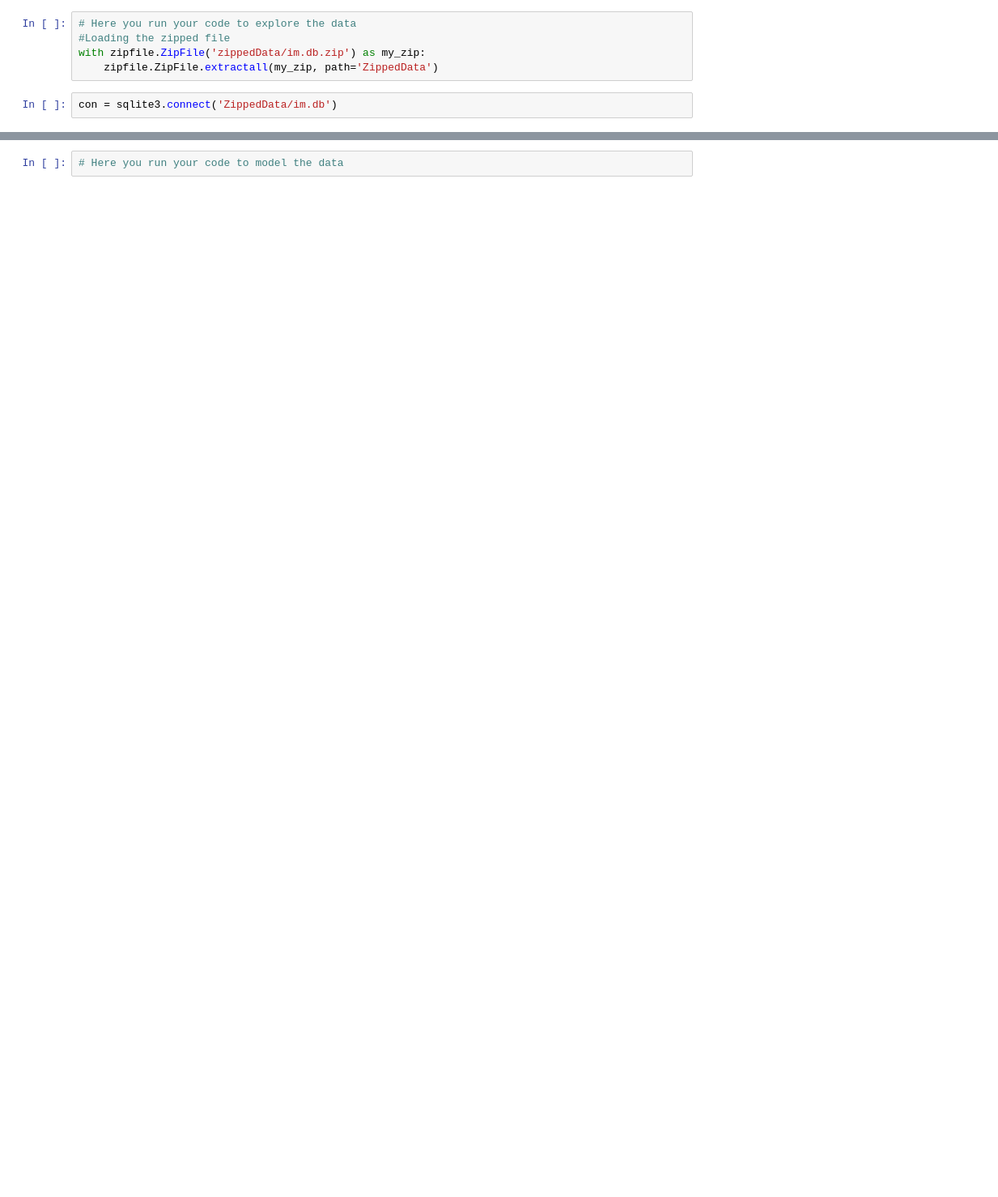
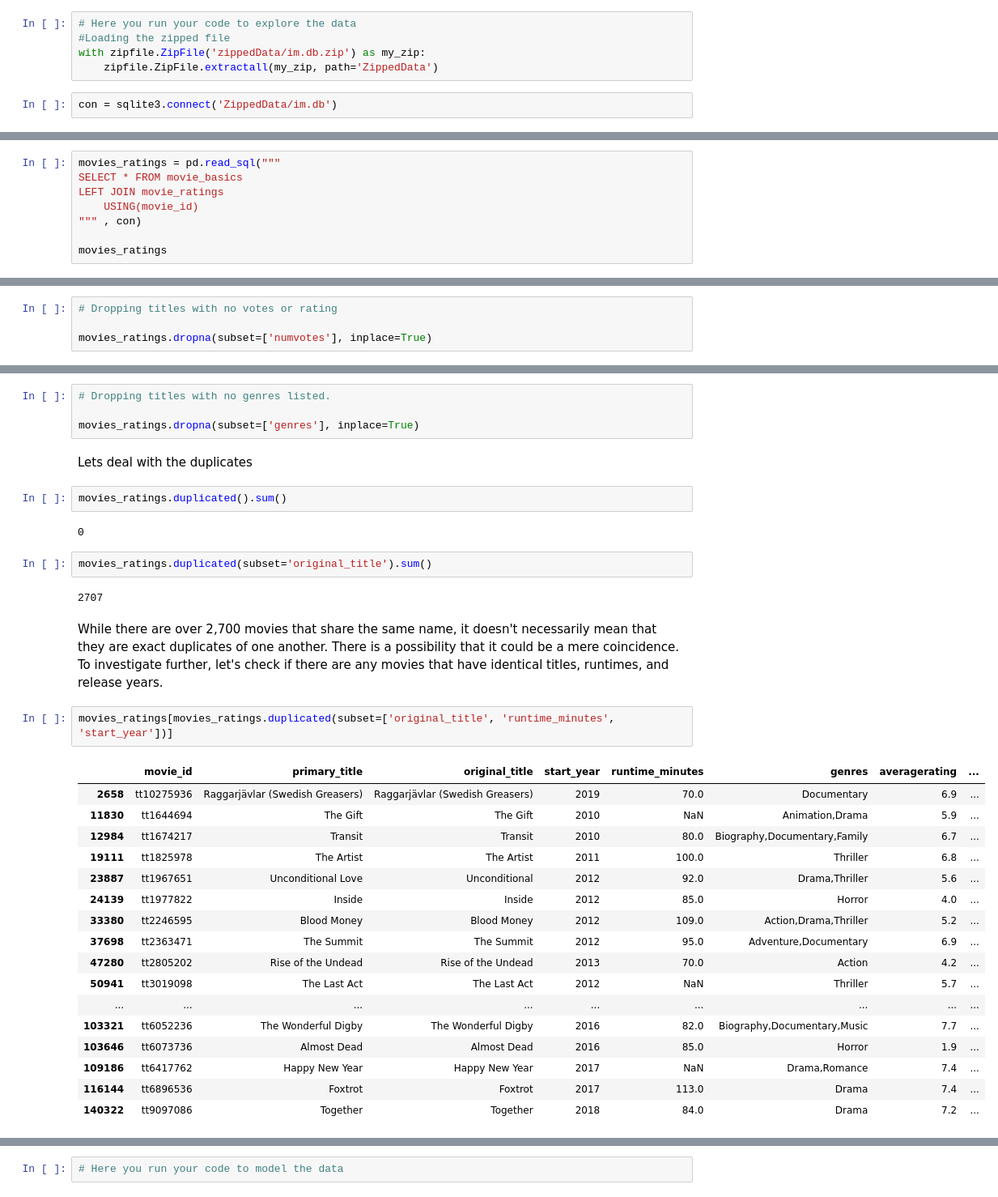
Before and after one commit to learn-co-curriculum/dsc-project-template, a Jupyter notebook: dsc-phase1-project-template.ipynb, the cells around one changed output, grey strips where cells are left out. Shown at 81% size. Cells and saved outputs as stored; diff of their text form; blank space fills up the shorter version.

```diff
--- a/dsc-phase1-project-template.ipynb
+++ b/dsc-phase1-project-template.ipynb
@@ -133,0 +68,8 @@ Name: original_title, Length: 24835, dtype: int64
+# %%
+movies_ratings = pd.read_sql("""
+SELECT * FROM movie_basics
+LEFT JOIN movie_ratings
+    USING(movie_id)
+""" , con)
+
+movies_ratings
@@ -133,0 +124,4 @@ Name: original_title, Length: 24835, dtype: int64
+# %%
+# Dropping titles with no votes or rating
+
+movies_ratings.dropna(subset=['numvotes'], inplace=True)
@@ -133,0 +136,36 @@ Name: original_title, Length: 24835, dtype: int64
+# %%
+# Dropping titles with no genres listed.
+
+movies_ratings.dropna(subset=['genres'], inplace=True)
+# %% [markdown]
+Lets deal with the duplicates
+# %%
+movies_ratings.duplicated().sum()
+# %% [output]
+0
+# %%
+movies_ratings.duplicated(subset='original_title').sum()
+# %% [output]
+2707
+# %% [markdown]
+While there are over 2,700 movies that share the same name, it doesn't necessarily mean that they are exact duplicates of one another. There is a possibility that it could be a mere coincidence. To investigate further, let's check if there are any movies that have identical titles, runtimes, and release years.
+# %%
+movies_ratings[movies_ratings.duplicated(subset=['original_title', 'runtime_minutes', 'start_year'])]
+# %% [output]
+|  | movie_id | primary_title | original_title | start_year | runtime_minutes | genres | averagerating | ... |
+| 2658 | tt10275936 | Raggarjävlar (Swedish Greasers) | Raggarjävlar (Swedish Greasers) | 2019 | 70.0 | Documentary | 6.9 | ... |
+| 11830 | tt1644694 | The Gift | The Gift | 2010 | NaN | Animation,Drama | 5.9 | ... |
+| 12984 | tt1674217 | Transit | Transit | 2010 | 80.0 | Biography,Documentary,Family | 6.7 | ... |
+| 19111 | tt1825978 | The Artist | The Artist | 2011 | 100.0 | Thriller | 6.8 | ... |
+| 23887 | tt1967651 | Unconditional Love | Unconditional | 2012 | 92.0 | Drama,Thriller | 5.6 | ... |
+| 24139 | tt1977822 | Inside | Inside | 2012 | 85.0 | Horror | 4.0 | ... |
+| 33380 | tt2246595 | Blood Money | Blood Money | 2012 | 109.0 | Action,Drama,Thriller | 5.2 | ... |
+| 37698 | tt2363471 | The Summit | The Summit | 2012 | 95.0 | Adventure,Documentary | 6.9 | ... |
+| 47280 | tt2805202 | Rise of the Undead | Rise of the Undead | 2013 | 70.0 | Action | 4.2 | ... |
+| 50941 | tt3019098 | The Last Act | The Last Act | 2012 | NaN | Thriller | 5.7 | ... |
+| ... | ... | ... | ... | ... | ... | ... | ... | ... |
+| 103321 | tt6052236 | The Wonderful Digby | The Wonderful Digby | 2016 | 82.0 | Biography,Documentary,Music | 7.7 | ... |
+| 103646 | tt6073736 | Almost Dead | Almost Dead | 2016 | 85.0 | Horror | 1.9 | ... |
+| 109186 | tt6417762 | Happy New Year | Happy New Year | 2017 | NaN | Drama,Romance | 7.4 | ... |
+| 116144 | tt6896536 | Foxtrot | Foxtrot | 2017 | 113.0 | Drama | 7.4 | ... |
+| 140322 | tt9097086 | Together | Together | 2018 | 84.0 | Drama | 7.2 | ... |
```
Also changed, not shown: parts of 36 cells of this notebook.
